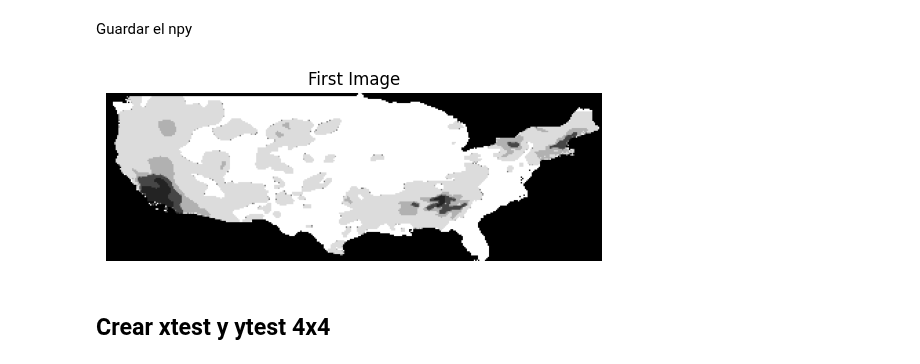
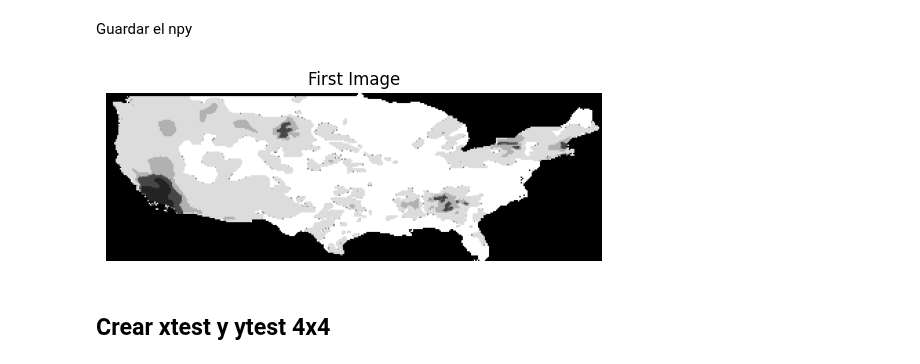
Before and after one commit to SahirReyes30/ImageXpartes, a Jupyter notebook: AlgorimoConvLSTMUnirImagenes.ipynb, the cells around one changed output. Saved outputs shown, nothing was run; the diff lists cells and outputs as text; code cells hidden in the pictures.

```diff
--- a/AlgorimoConvLSTMUnirImagenes.ipynb
+++ b/AlgorimoConvLSTMUnirImagenes.ipynb
@@ -857,4 +860,8 @@ combined_data3x3TopMidBot (374, 122, 360, 1)
 # Unir 4X4
 # %% [markdown]
 ## Union de imagen completa
+# %%
+carpeta4x4 = "v8w22"
+
+ventana4x4 = "22"
 # %%
@@ -1163,17 +1170,17 @@ np.save("DroughtDatasetMask/dataset/Resultados4x4/v2w10/imageCompletev2w10.npy",
 # %%
 import numpy as np
 import matplotlib.pyplot as plt
 
 # Load the numpy array
-combined_data = np.load("DroughtDatasetMask/dataset/Resultados4x4/v2w10/imageCompletev2w10.npy")
+combined_data = np.load("DroughtDatasetMask/dataset/Resultados4x4/"+carpeta4x4+"/imageComplete"+carpeta4x4+".npy")
 
 # Display the first image
 plt.imshow(combined_data[0, 0], cmap='gray')
 plt.title("First Image")
 plt.axis('off')
 plt.show()
 # %% [output]
-[figure, old version]
+[figure, new version]
 # %% [markdown]
 ## Crear xtest y ytest 4x4
 # %% [markdown]
```
Also changed, not shown: parts of 20 cells of this notebook, 1 other file.
